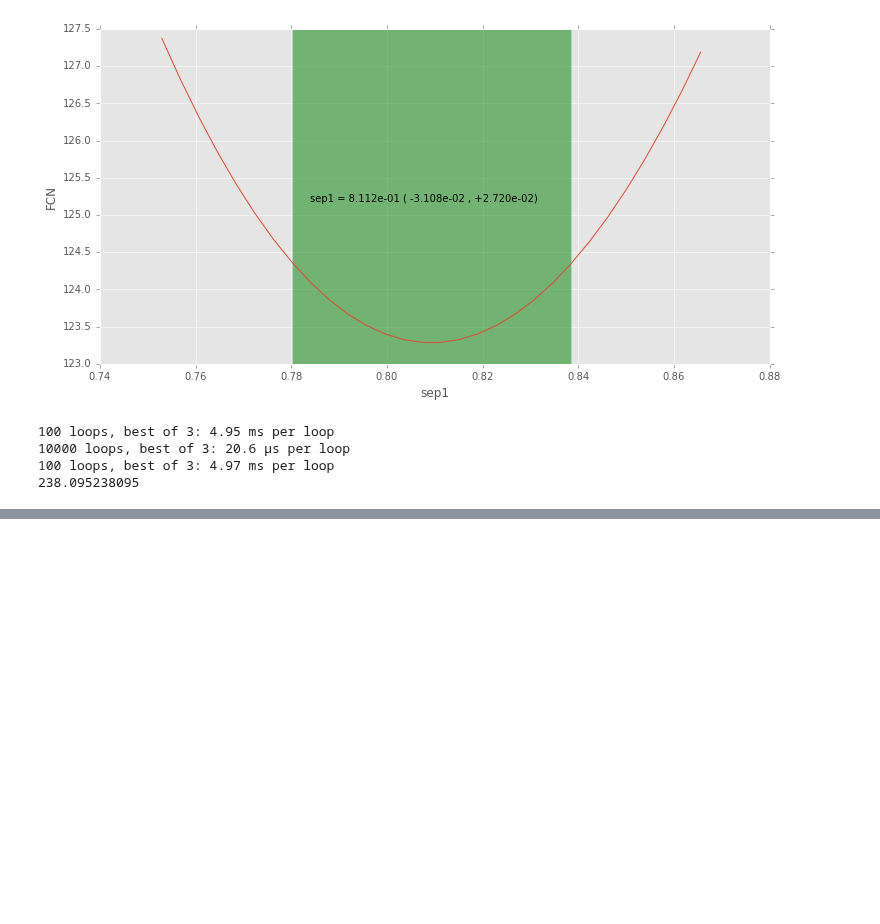
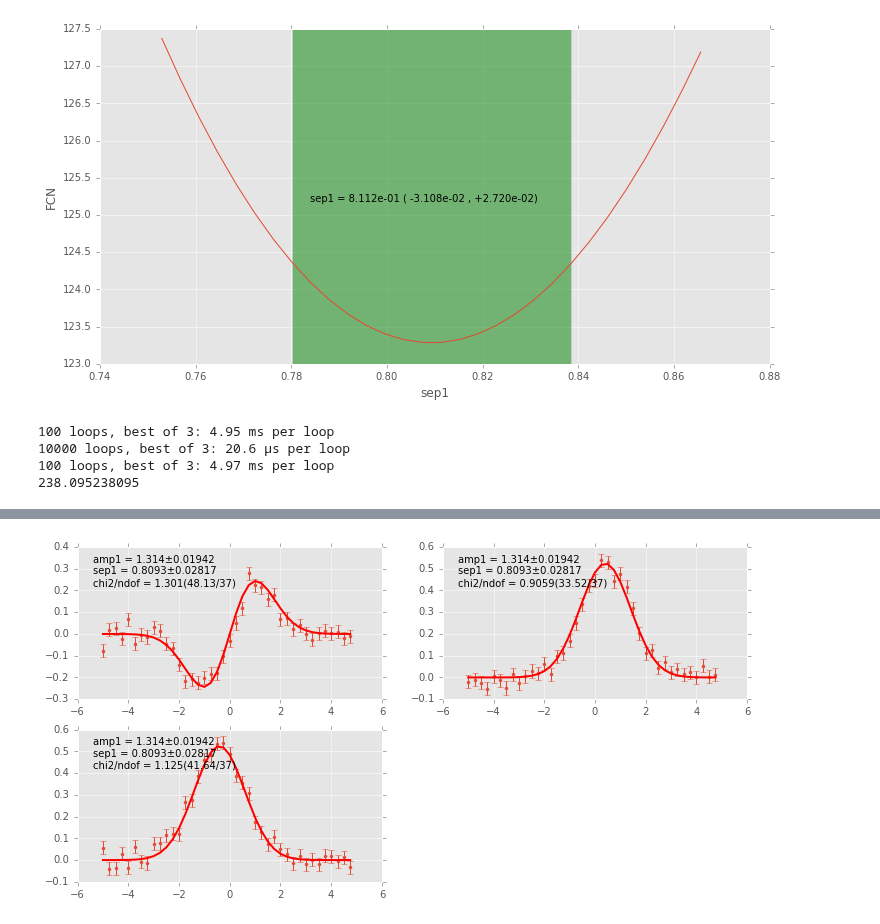
Before and after one commit to djreiss/lsst-dipole, a Jupyter notebook: notebooks/test_notebooks/test iminuit.ipynb, the cells around one changed output, grey strips where cells are left out. Drawn from its saved outputs; the diff is of its cells as text; code cells hidden in the pictures; blank space fills up the shorter version.

Commit message:
fit 3 image planes using SimultaneousFit

```diff
--- a/notebooks/test_notebooks/test iminuit.ipynb
+++ b/notebooks/test_notebooks/test iminuit.ipynb
@@ -390,0 +395,29 @@ print 5000/21.
+# %%
+def gen_posImage(x, amp1=1., sep1=1.):
+    ypos = amp1 * norm.pdf(x,  sep1/2., 1)
+    return ypos
+
+def gen_negImage(x, amp1=1., sep1=1.):
+    yneg = amp1 * norm.pdf(x, -sep1/2., 1)
+    return yneg
+
+def gen_dipole3(x, amp1=1., sep1=1.):
+    ypos = gen_posImage(x, amp1, sep1)
+    yneg = gen_negImage(x, amp1, sep1)
+    yout = ypos - yneg
+    return yout
+
+print iminuit.describe(gen_dipole3)
+xdata2 = xdata.copy()
+ydata2 = ydataOrigNoisy.copy()
+err = np.ones_like(xdata2) * 0.03
+
+poschi2 = probfit.Chi2Regression(gen_posImage, xdata2, ydata2[40:80],    err)
+negchi2 = probfit.Chi2Regression(gen_negImage, xdata2, ydata2[80:120],  err)
+difchi2 = probfit.Chi2Regression(gen_dipole3,  xdata2, ydata2[:40], err)
+
+simchi2 = probfit.SimultaneousFit(difchi2, poschi2, negchi2)
+print probfit.describe(simchi2)
+
+minuit = iminuit.Minuit(simchi2, amp1=1.5, sep1=1.5, limit_amp1=(0.01,100.) )
+_ = minuit.migrad();
@@ -390,0 +438,6 @@ print 5000/21.
+# %%
+# Let's visualize our line
+_ = simchi2.draw(minuit);
+# looks good;
+# %% [output]
+[figure, added]
```
Also changed, not shown: parts of 3 cells of this notebook.
